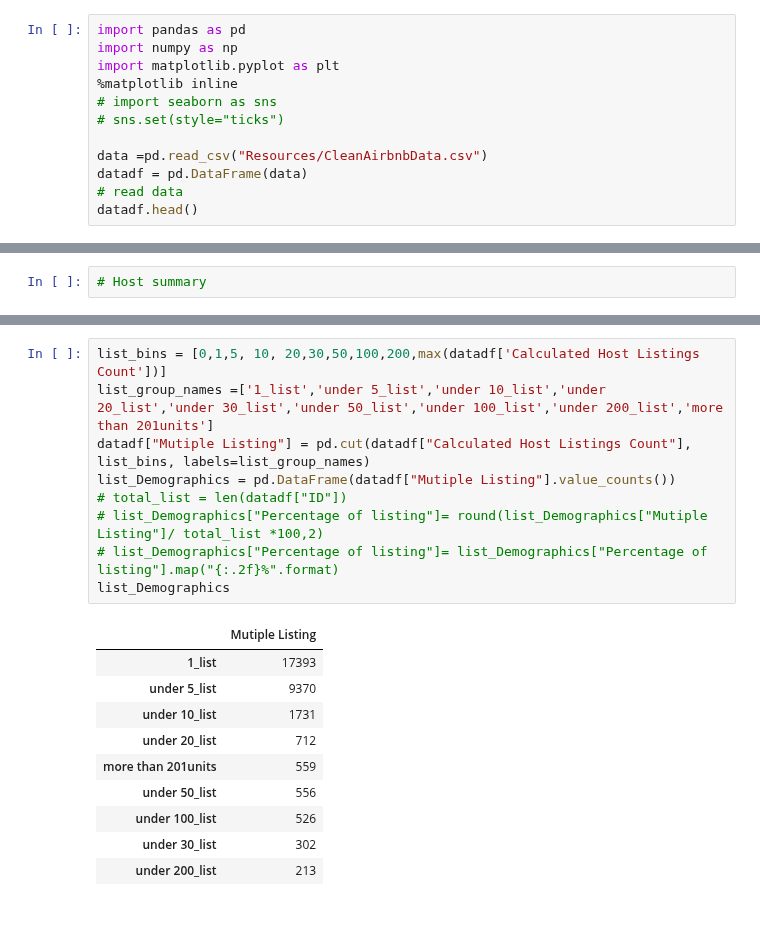
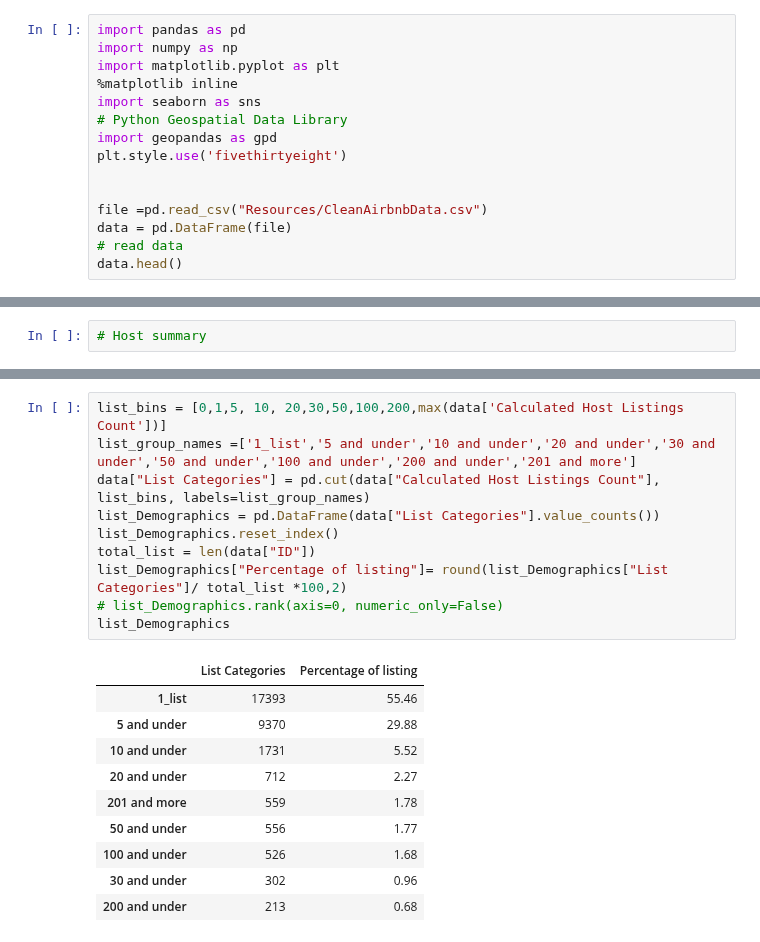
Before and after one commit to hayden4davey/Project1-Group2, a Jupyter notebook: shao data exploring.ipynb, the cells around one changed output, grey strips where cells are left out. Cells and saved outputs as stored; diff of their text form.

```diff
--- a/shao data exploring.ipynb
+++ b/shao data exploring.ipynb
@@ -3,13 +3,16 @@ import pandas as pd
 import numpy as np
 import matplotlib.pyplot as plt
 %matplotlib inline
-# import seaborn as sns
-# sns.set(style="ticks")
+import seaborn as sns
+# Python Geospatial Data Library
+import geopandas as gpd
+plt.style.use('fivethirtyeight')
 
-data =pd.read_csv("Resources/CleanAirbnbData.csv")
-datadf = pd.DataFrame(data)
+
+file =pd.read_csv("Resources/CleanAirbnbData.csv")
+data = pd.DataFrame(file)
 # read data
-datadf.head()
+data.head()
 # %% [output]
 |  | ID | Name | Host ID | Host Name | Neighbourhood Group | Neighbourhood | Latitude | Longitude | ... |
 | 0 | 2539 | Clean & quiet apt home by the park | 2787 | John | Brooklyn | Kensington | 40.64749 | -73.97237 | ... |
@@ -86,23 +89,24 @@ min          1.000000
 max        327.000000
 Name: Host ID, dtype: float64
 # %%
-list_bins = [0,1,5, 10, 20,30,50,100,200,max(datadf['Calculated Host Listings Count'])]
-list_group_names =['1_list','under 5_list','under 10_list','under 20_list','under 30_list','under 50_list','under 100_list','under 200_list','more than 201units']
-datadf["Mutiple Listing"] = pd.cut(datadf["Calculated Host Listings Count"], list_bins, labels=list_group_names)
-list_Demographics = pd.DataFrame(datadf["Mutiple Listing"].value_counts())
-# total_list = len(datadf["ID"])
-# list_Demographics["Percentage of listing"]= round(list_Demographics["Mutiple Listing"]/ total_list *100,2)
-# list_Demographics["Percentage of listing"]= list_Demographics["Percentage of listing"].map("{:.2f}%".format)
+list_bins = [0,1,5, 10, 20,30,50,100,200,max(data['Calculated Host Listings Count'])]
+list_group_names =['1_list','5 and under','10 and under','20 and under','30 and under','50 and under','100 and under','200 and under','201 and more']
+data["List Categories"] = pd.cut(data["Calculated Host Listings Count"], list_bins, labels=list_group_names)
+list_Demographics = pd.DataFrame(data["List Categories"].value_counts())
+list_Demographics.reset_index()
+total_list = len(data["ID"])
+list_Demographics["Percentage of listing"]= round(list_Demographics["List Categories"]/ total_list *100,2)
+# list_Demographics.rank(axis=0, numeric_only=False)
 list_Demographics
 # %% [output]
-|  | Mutiple Listing |
-| 1_list | 17393 |
-| under 5_list | 9370 |
-| under 10_list | 1731 |
-| under 20_list | 712 |
-| more than 201units | 559 |
-| under 50_list | 556 |
-| under 100_list | 526 |
-| under 30_list | 302 |
-| under 200_list | 213 |
+|  | List Categories | Percentage of listing |
+| 1_list | 17393 | 55.46 |
+| 5 and under | 9370 | 29.88 |
+| 10 and under | 1731 | 5.52 |
+| 20 and under | 712 | 2.27 |
+| 201 and more | 559 | 1.78 |
+| 50 and under | 556 | 1.77 |
+| 100 and under | 526 | 1.68 |
+| 30 and under | 302 | 0.96 |
+| 200 and under | 213 | 0.68 |
 # %%
```
Also changed, not shown: parts of 19 cells of this notebook.
